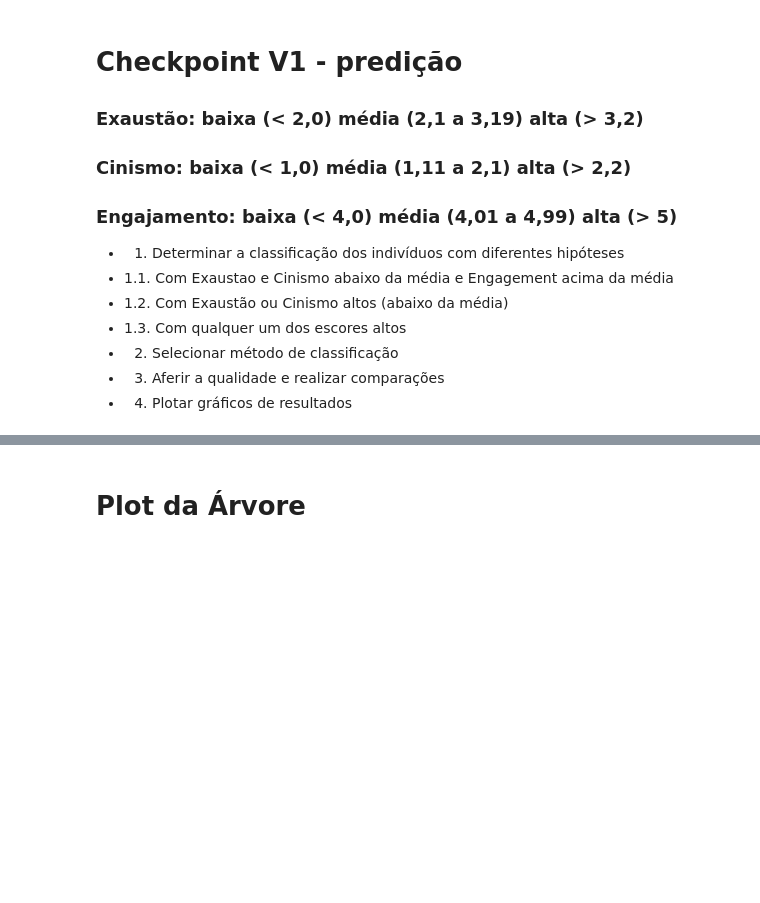
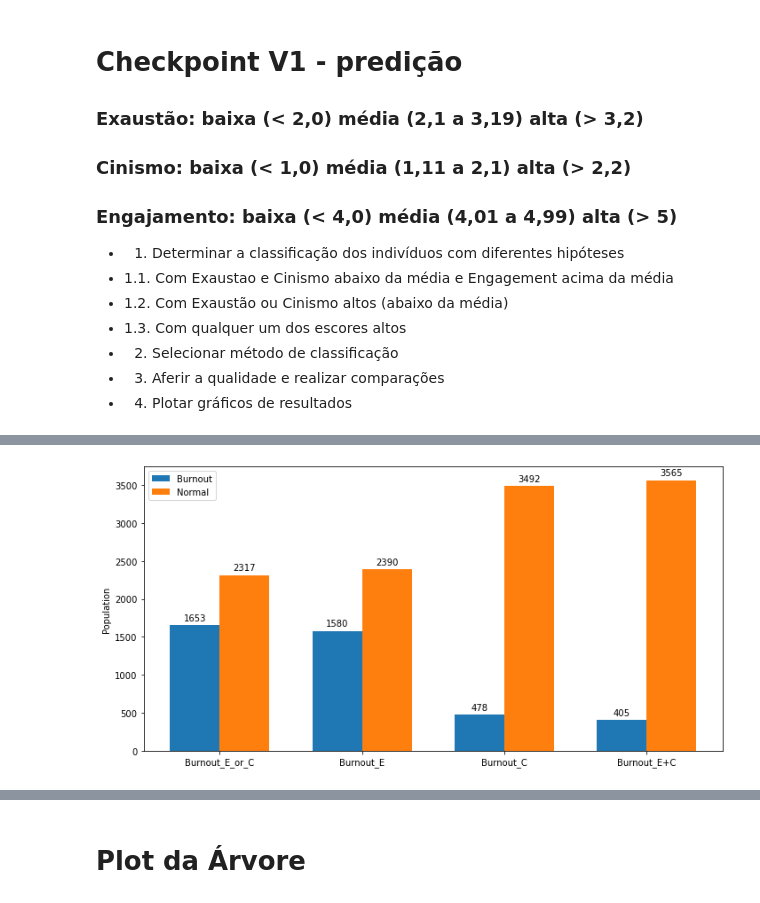
Before and after one commit to ralphrass/burnout, a Jupyter notebook: BurnoutPrediction.ipynb, the cells around one changed output, grey strips where cells are left out. Saved outputs shown, nothing was run; the diff lists cells and outputs as text; code cells hidden in the pictures; blank space fills up the shorter version.

```diff
--- a/BurnoutPrediction.ipynb
+++ b/BurnoutPrediction.ipynb
@@ -184,3 +194,37 @@ plt.show()
+# %%
+labels = ['Burnout_E_or_C', 'Burnout_E', 'Burnout_C', 'Burnout_E+C']
+
+burnout_values = []
+normal_values = []
+
+for l in labels:
+    burnout_values.append(len(df_features_pre_processed[df_features_pre_processed[l] == True]))
+    normal_values.append(len(df_features_pre_processed[df_features_pre_processed[l] == False]))
+
+x = np.arange(len(labels))  # the label locations
+width = 0.35  # the width of the bars
+
+fig, ax = plt.subplots(figsize=(10, 5))
+
+rects1 = ax.bar(x - width/2, burnout_values, width, label='Burnout')
+rects2 = ax.bar(x + width/2, normal_values, width, label='Normal')
+
+# Add some text for labels, title and custom x-axis tick labels, etc.
+ax.set_ylabel('Population')
+# ax.set_title('Population labeled as Burnout by Hypothesis')
+ax.set_xticks(x)
+ax.set_xticklabels(labels)
+ax.legend()
+
+ax.bar_label(rects1, padding=3)
+ax.bar_label(rects2, padding=3)
+
+fig.tight_layout()
+plt.savefig('burned_out.png')
+
+plt.show()
+# %% [output]
+[figure, added]
 # %%
 # df_features_pre_processed = df_features_pre_processed.drop(columns=['Burnout'])
 # %%
```
Also changed, not shown: parts of 32 cells of this notebook, 6 other files.
